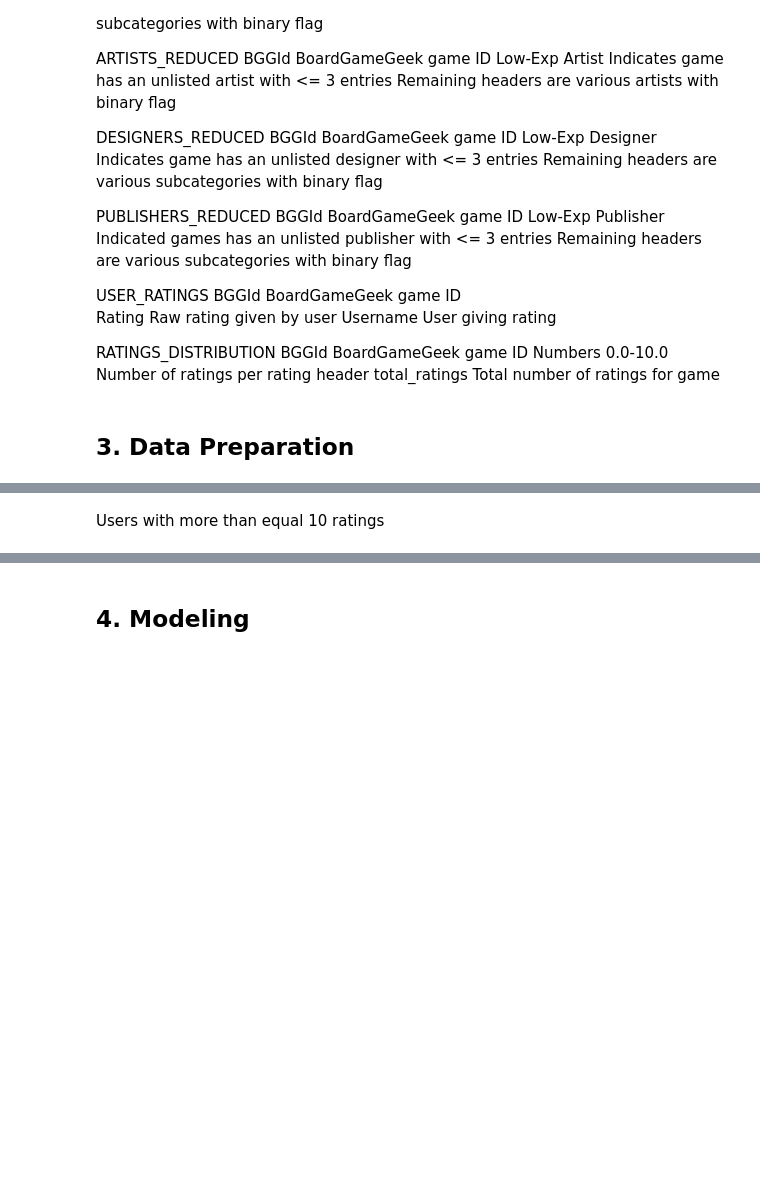
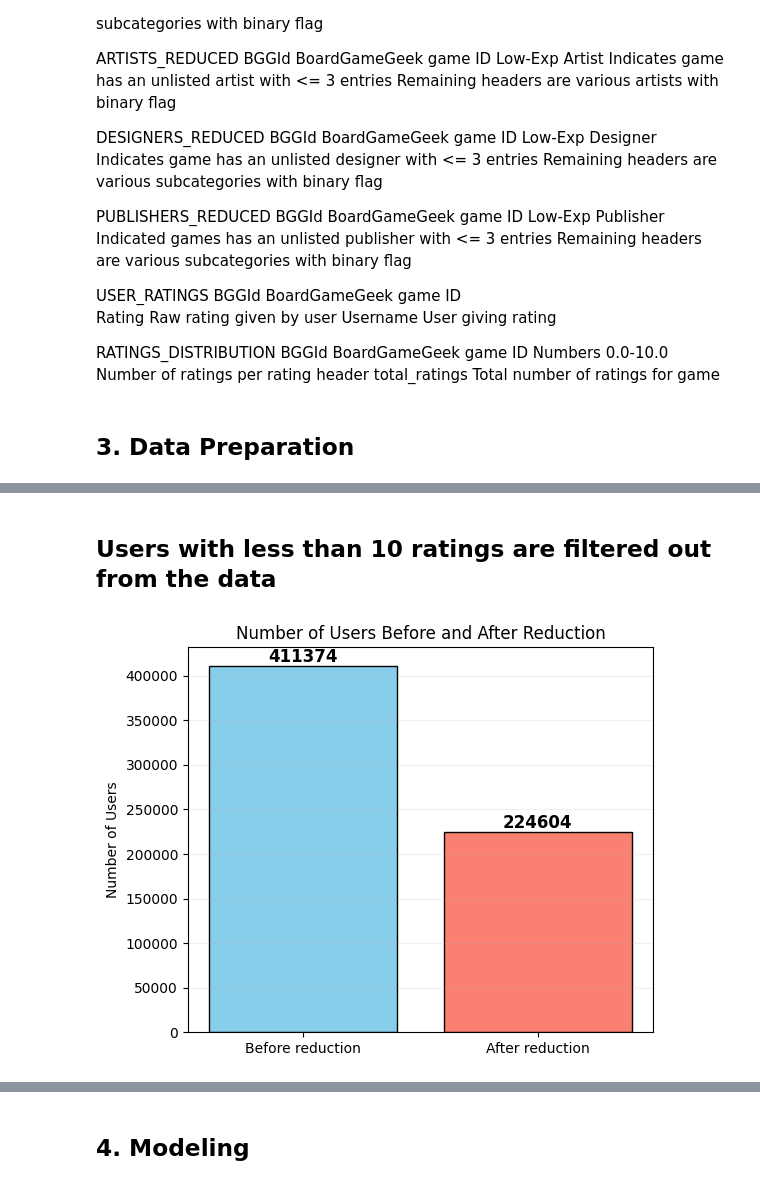
Before and after one commit to VilleSchulz/Machine-learning, a Jupyter notebook: Projekti/boardgamerecommender.ipynb, the cells around one changed output, grey strips where cells are left out. Drawn from its saved outputs; the diff is of its cells as text; code cells hidden in the pictures; blank space fills up the shorter version.

Commit message:
added plotting

```diff
--- a/Projekti/boardgamerecommender.ipynb
+++ b/Projekti/boardgamerecommender.ipynb
@@ -271,8 +298,32 @@ display(df_users[df_users["Username"] == target_user])
 # %% [markdown]
-Users with more than equal 10 ratings
+## Users with less than  10 ratings are filtered out from the data
 # %%
-print(f"Length of users set before reduction: {len(df_users)}")
+#print(f"Length of users set before reduction: {len(df_users)}")
 
 df_users_reduced = df_users[df_users['RatingCount'] >= 10]
 
-print(f"Length of users set after reduction: {len(df_users_reduced)}")
+#print(f"Length of users set after reduction: {len(df_users_reduced)}")
+
+# Examples
+before = len(df_users)
+after = len(df_users_reduced)
+
+# Data and labels
+counts = [before, after]
+labels = ['Before reduction', 'After reduction']
+
+# Draw diagram
+plt.figure(figsize=(6,5))
+bars = plt.bar(labels, counts, color=['skyblue', 'salmon'], edgecolor='black')
+
+# Add numbers to on top of bar
+for bar in bars:
+    height = bar.get_height()
+    plt.text(bar.get_x() + bar.get_width()/2, height + 1, str(height), ha='center', va='bottom', fontsize=12, fontweight='bold')
+
+plt.ylabel('Number of Users')
+plt.title('Number of Users Before and After Reduction')
+plt.grid(axis='y', alpha=0.2)
+plt.show()
+# %% [output]
+[figure, added]
```
Also changed, not shown: parts of 7 cells of this notebook.
